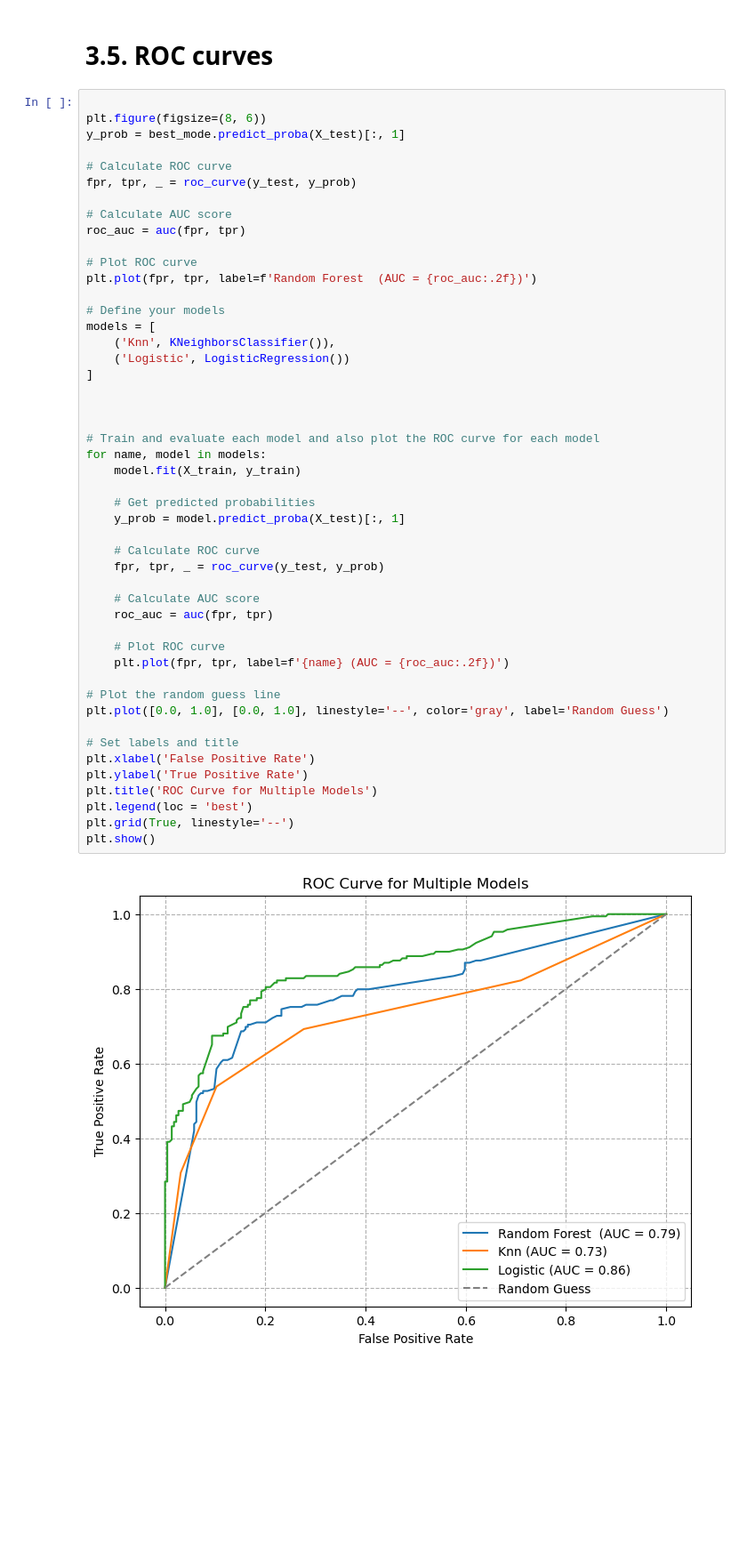
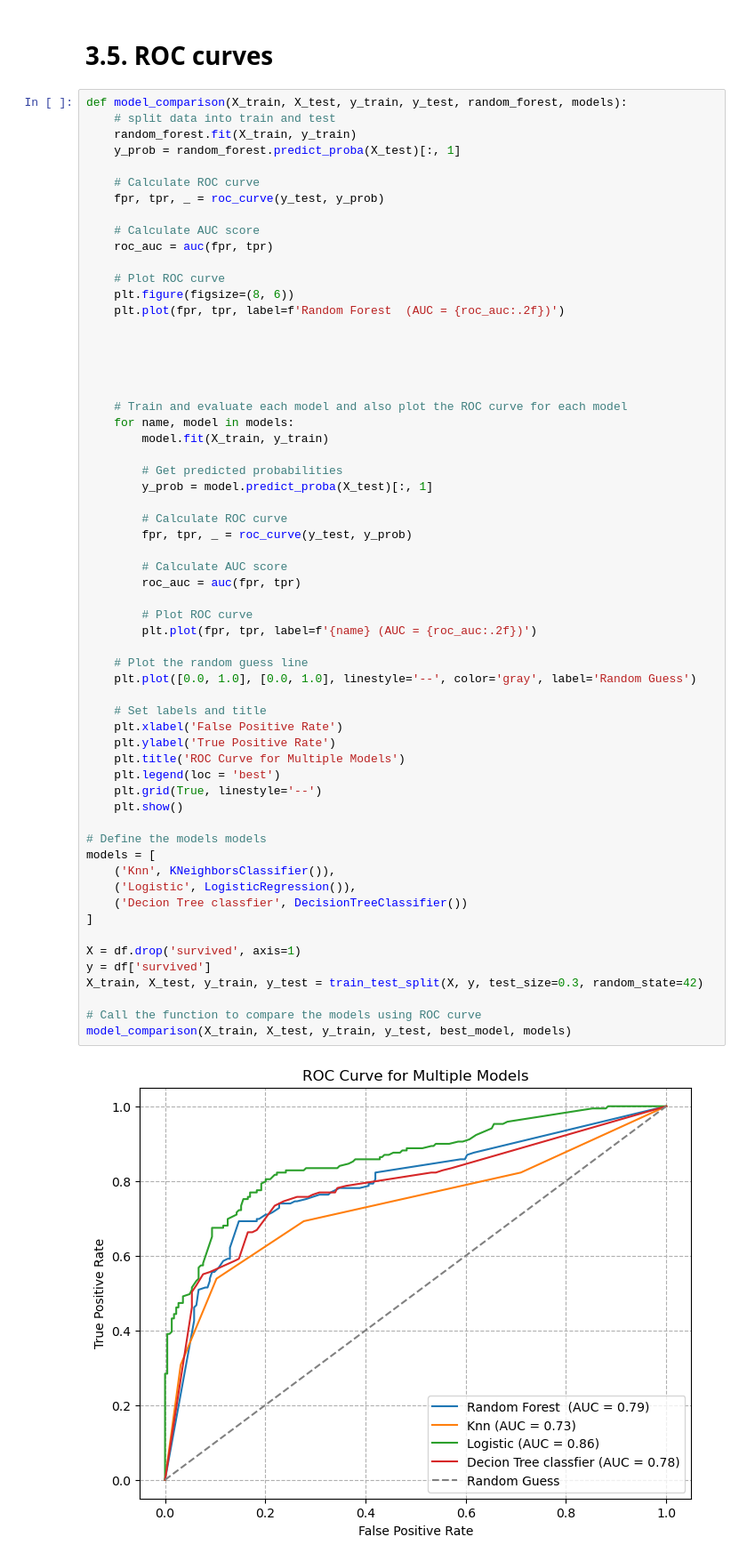
Before and after one commit to ntakirutimanapierre/The-Use-of-PCA-, a Jupyter notebook: pntakiru_DIAML_Assignment7.ipynb, the cells around one changed output. Shown at 89% size. Saved outputs shown, nothing was run; the diff lists cells and outputs as text; blank space fills up the shorter version.

```diff
--- a/pntakiru_DIAML_Assignment7.ipynb
+++ b/pntakiru_DIAML_Assignment7.ipynb
@@ -543,52 +651,64 @@ plt.show()
 # %% [markdown]
 # 3.5. ROC curves
 # %%
-
-plt.figure(figsize=(8, 6))
-y_prob = best_mode.predict_proba(X_test)[:, 1]
-
-# Calculate ROC curve
-fpr, tpr, _ = roc_curve(y_test, y_prob)
-
-# Calculate AUC score
-roc_auc = auc(fpr, tpr)
-
-# Plot ROC curve
-plt.plot(fpr, tpr, label=f'Random Forest  (AUC = {roc_auc:.2f})')
-
-# Define your models
-models = [
-    ('Knn', KNeighborsClassifier()),
-    ('Logistic', LogisticRegression())
-]
-
-
-
-# Train and evaluate each model and also plot the ROC curve for each model
-for name, model in models:
-    model.fit(X_train, y_train)
-
-    # Get predicted probabilities
-    y_prob = model.predict_proba(X_test)[:, 1]
+def model_comparison(X_train, X_test, y_train, y_test, random_forest, models):
+    # split data into train and test
+    random_forest.fit(X_train, y_train)
+    y_prob = random_forest.predict_proba(X_test)[:, 1]
 
     # Calculate ROC curve
     fpr, tpr, _ = roc_curve(y_test, y_prob)
 
     # Calculate AUC score
     roc_auc = auc(fpr, tpr)
 
     # Plot ROC curve
-    plt.plot(fpr, tpr, label=f'{name} (AUC = {roc_auc:.2f})')
+    plt.figure(figsize=(8, 6))
+    plt.plot(fpr, tpr, label=f'Random Forest  (AUC = {roc_auc:.2f})')
 
-# Plot the random guess line
-plt.plot([0.0, 1.0], [0.0, 1.0], linestyle='--', color='gray', label='Random Guess')
 
-# Set labels and title
-plt.xlabel('False Positive Rate')
-plt.ylabel('True Positive Rate')
-plt.title('ROC Curve for Multiple Models')
-plt.legend(loc = 'best')
-plt.grid(True, linestyle='--')
-plt.show()
+
+
+
+    # Train and evaluate each model and also plot the ROC curve for each model
+    for name, model in models:
+        model.fit(X_train, y_train)
+
+        # Get predicted probabilities
+        y_prob = model.predict_proba(X_test)[:, 1]
+
+        # Calculate ROC curve
+        fpr, tpr, _ = roc_curve(y_test, y_prob)
+
+        # Calculate AUC score
+        roc_auc = auc(fpr, tpr)
+
+        # Plot ROC curve
+        plt.plot(fpr, tpr, label=f'{name} (AUC = {roc_auc:.2f})')
+
+    # Plot the random guess line
+    plt.plot([0.0, 1.0], [0.0, 1.0], linestyle='--', color='gray', label='Random Guess')
+
+    # Set labels and title
+    plt.xlabel('False Positive Rate')
+    plt.ylabel('True Positive Rate')
+    plt.title('ROC Curve for Multiple Models')
+    plt.legend(loc = 'best')
+    plt.grid(True, linestyle='--')
+    plt.show()
+
+# Define the models models
+models = [
+    ('Knn', KNeighborsClassifier()),
+    ('Logistic', LogisticRegression()),
+    ('Decion Tree classfier', DecisionTreeClassifier())
+]
+
+X = df.drop('survived', axis=1)
+y = df['survived']
+X_train, X_test, y_train, y_test = train_test_split(X, y, test_size=0.3, random_state=42)
+
+# Call the function to compare the models using ROC curve
+model_comparison(X_train, X_test, y_train, y_test, best_model, models)
 # %% [output]
-[figure, old version]
+[figure, new version]
```
Also changed, not shown: parts of 16 cells of this notebook.
